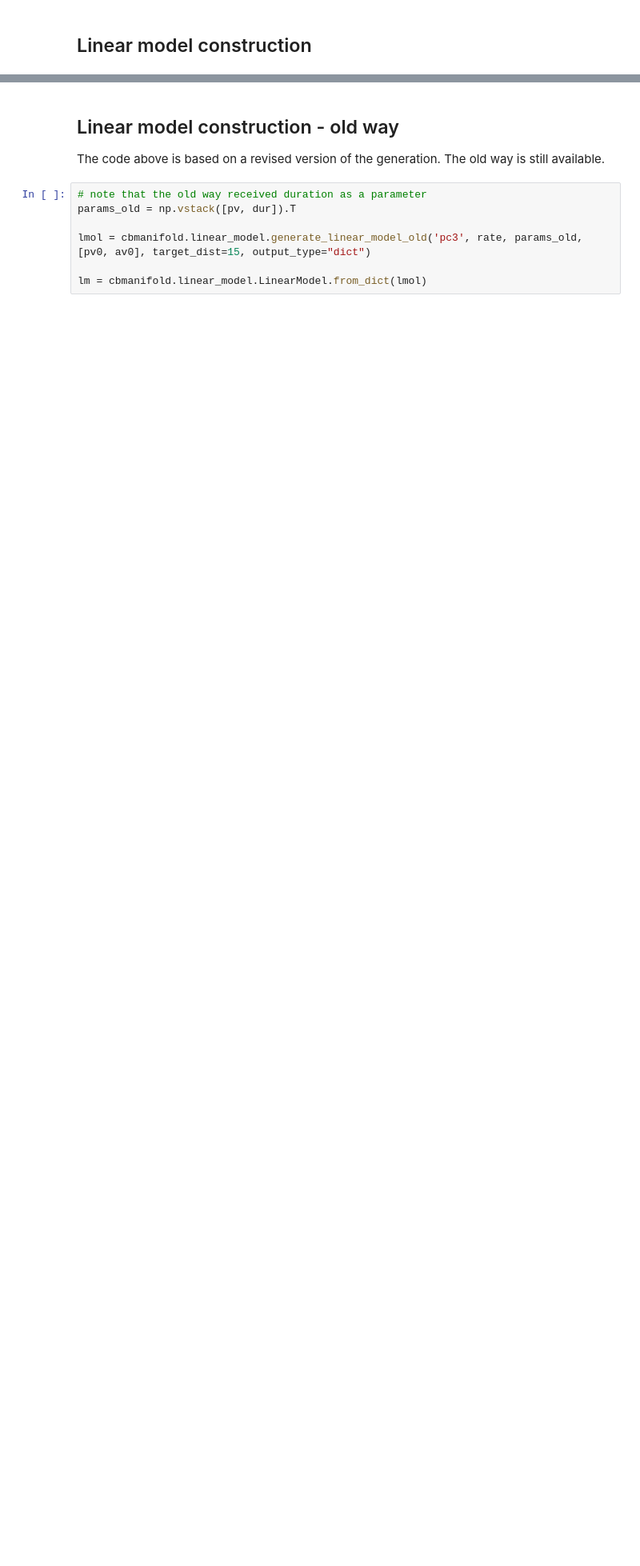
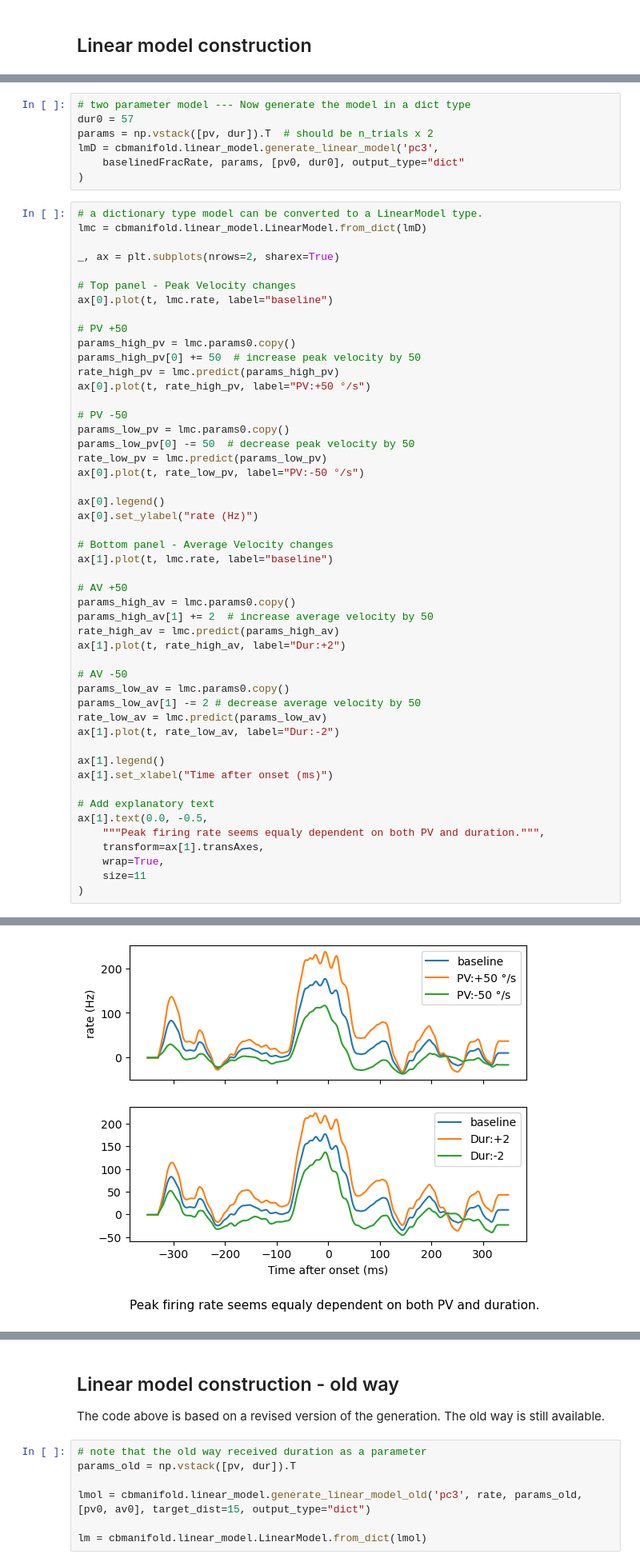
Before and after one commit to julianasdd/cbmanifold, a Jupyter notebook: notebooks/Manifold_analysis_exampleTest.ipynb, the cells around one changed output, grey strips where cells are left out. Shown at 80% size. Cells and saved outputs as stored; diff of their text form; blank space fills up the shorter version.

```diff
--- a/notebooks/Manifold_analysis_exampleTest.ipynb
+++ b/notebooks/Manifold_analysis_exampleTest.ipynb
@@ -161,0 +246,57 @@ lm = cbmanifold.linear_model.generate_linear_model('pc3', rate, params, [pv0],ou
+# %%
+# two parameter model --- Now generate the model in a dict type
+dur0 = 57
+params = np.vstack([pv, dur]).T  # should be n_trials x 2
+lmD = cbmanifold.linear_model.generate_linear_model('pc3',
+    baselinedFracRate, params, [pv0, dur0], output_type="dict"
+)
+# %%
+# a dictionary type model can be converted to a LinearModel type.
+lmc = cbmanifold.linear_model.LinearModel.from_dict(lmD)
+
+_, ax = plt.subplots(nrows=2, sharex=True)
+
+# Top panel - Peak Velocity changes
+ax[0].plot(t, lmc.rate, label="baseline")
+
+# PV +50
+params_high_pv = lmc.params0.copy()
+params_high_pv[0] += 50  # increase peak velocity by 50
+rate_high_pv = lmc.predict(params_high_pv)
+ax[0].plot(t, rate_high_pv, label="PV:+50 °/s")
+
+# PV -50
+params_low_pv = lmc.params0.copy()
+params_low_pv[0] -= 50  # decrease peak velocity by 50
+rate_low_pv = lmc.predict(params_low_pv)
+ax[0].plot(t, rate_low_pv, label="PV:-50 °/s")
+
+ax[0].legend()
+ax[0].set_ylabel("rate (Hz)")
+
+# Bottom panel - Average Velocity changes
+ax[1].plot(t, lmc.rate, label="baseline")
+
+# AV +50
+params_high_av = lmc.params0.copy()
+params_high_av[1] += 2  # increase average velocity by 50
+rate_high_av = lmc.predict(params_high_av)
+ax[1].plot(t, rate_high_av, label="Dur:+2")
+
+# AV -50
+params_low_av = lmc.params0.copy()
+params_low_av[1] -= 2 # decrease average velocity by 50
+rate_low_av = lmc.predict(params_low_av)
+ax[1].plot(t, rate_low_av, label="Dur:-2")
+
+ax[1].legend()
+ax[1].set_xlabel("Time after onset (ms)")
+
+# Add explanatory text
+ax[1].text(0.0, -0.5,
+    """Peak firing rate seems equaly dependent on both PV and duration.""",
+    transform=ax[1].transAxes,
+    wrap=True,
+    size=11
+)
+# %% [output]
@@ -162,3 +304,4 @@ lm = cbmanifold.linear_model.generate_linear_model('pc3', rate, params, [pv0],ou
+[figure, added]
 # %%
 params
 # %% [output]
```
Also changed, not shown: parts of 12 cells of this notebook, 18 other files.
